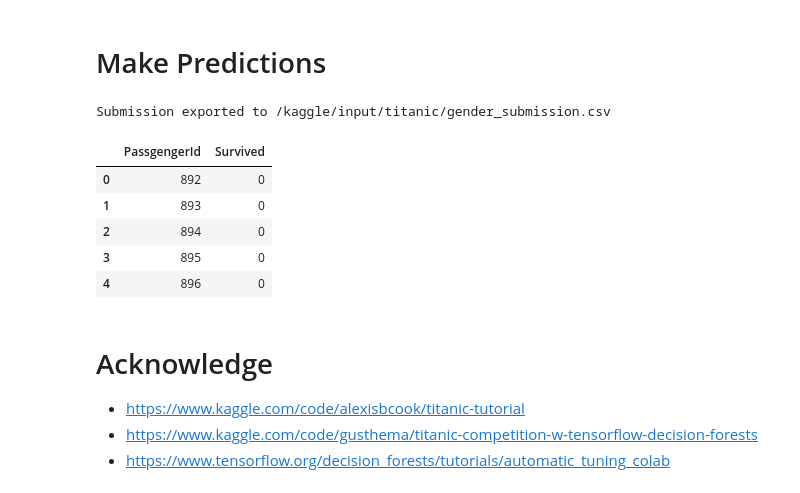
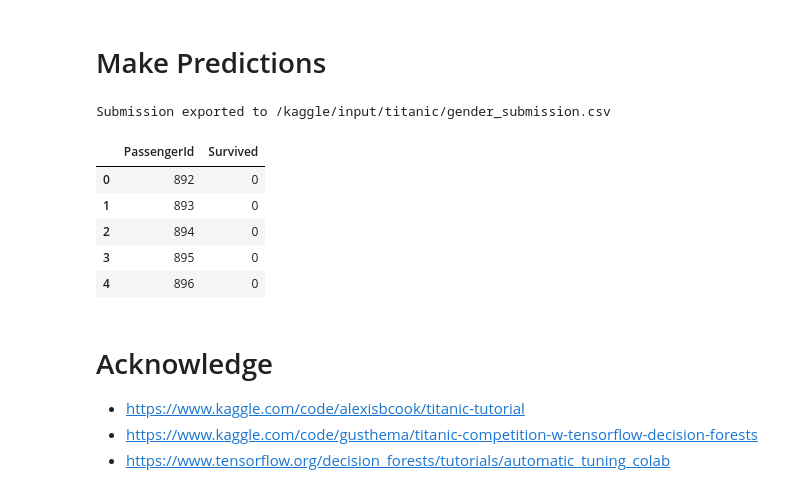
Before and after one commit to Aisuko/notebooks, a Jupyter notebook: competition/titanic-question-with-tf-decision-forests.ipynb, the cells around one changed output. Saved outputs shown, nothing was run; the diff lists cells and outputs as text; code cells hidden in the pictures.

```diff
--- a/competition/titanic-question-with-tf-decision-forests.ipynb
+++ b/competition/titanic-question-with-tf-decision-forests.ipynb
@@ -330,23 +330,23 @@ Accuracy: 0.8630136847496033 Loss:0.6749962568283081
 # %%
 def prediction_to_kaggle_format(model, threshold=0.5):
     proba_survive=model.predict(test_ds, verbose=0)[:,0]
     return pd.DataFrame({
-        "PassgengerId": dtest["PassengerId"],
+        "PassengerId": dtest["PassengerId"],
         "Survived": (proba_survive>=threshold).astype(int)
     })
 
 def make_submission(df):
     path="/kaggle/working/submission.csv"
     df.to_csv(path, index=False)
     print(f"Submission exported to {os.getenv('submission')}")
 
 
 df=prediction_to_kaggle_format(tuned_model)
 make_submission(df)
 df.head()
 # %% [output]
 Submission exported to /kaggle/input/titanic/gender_submission.csv
-|  | PassgengerId | Survived |
+|  | PassengerId | Survived |
 | 0 | 892 | 0 |
 | 1 | 893 | 0 |
 | 2 | 894 | 0 |
```
Also changed, not shown: parts of 4 cells of this notebook.
